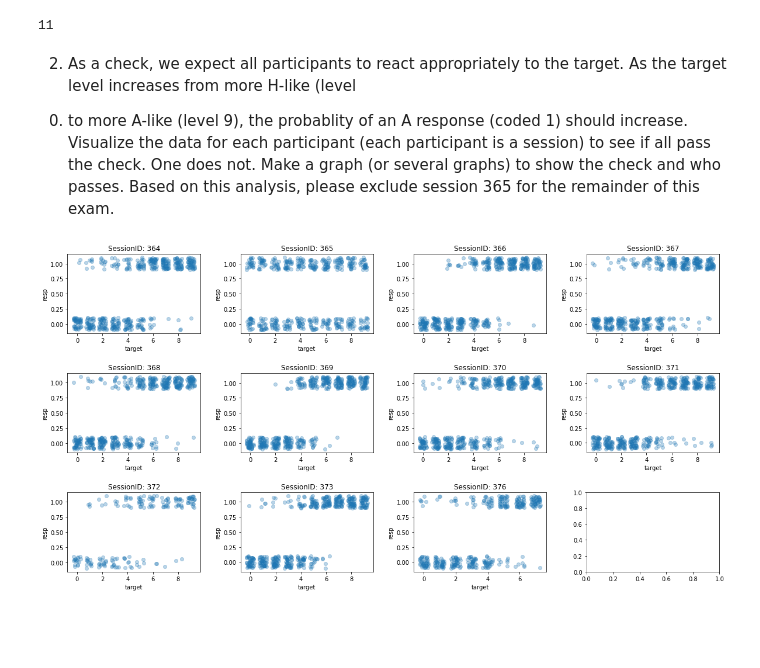
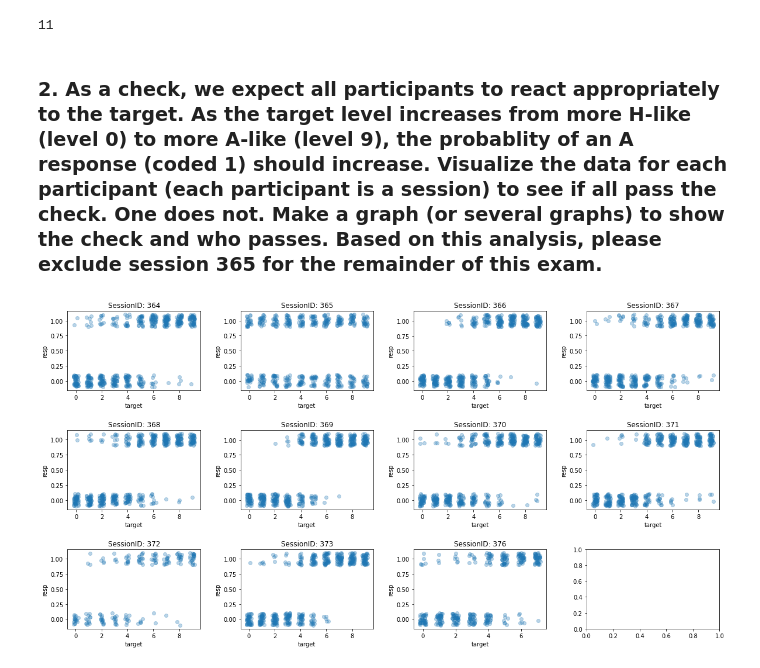
Before and after one commit to jungsunyoo/uci-psych203, a Jupyter notebook: PSYCH203B_A2.ipynb, the cells around one changed output. Saved outputs shown, nothing was run; the diff lists cells and outputs as text; code cells hidden in the pictures; blank space fills up the shorter version.

```diff
--- a/PSYCH203B_A2.ipynb
+++ b/PSYCH203B_A2.ipynb
@@ -37,7 +38,8 @@ array([360, 361, 362, 364, 365, 366, 367, 368, 369, 370, 371, 372, 373,
        376])
 # %%
 # List of session 364 and above
-sessionID = df['sessionID'].unique()[3:]
+df.drop(df.index[df['sessionID']<364],inplace=True)
+sessionID = df['sessionID'].unique()
 sessionID
 # %% [output]
 array([364, 365, 366, 367, 368, 369, 370, 371, 372, 373, 376])
@@ -49,38 +55,19 @@ len(sessionID)
 # %% [markdown]
-2. As a check, we expect all participants to react appropriately to
-the target. As the target level increases from more H-like (level
-0) to more A-like (level 9), the probablity of an A response
-(coded 1) should increase. Visualize the data for each
-participant (each participant is a session) to see if all pass the
-check. One does not. Make a graph (or several graphs) to
-show the check and who passes. Based on this analysis, please
-exclude session 365 for the remainder of this exam.
+### 2. As a check, we expect all participants to react appropriately to the target. As the target level increases from more H-like (level 0) to more A-like (level 9), the probablity of an A response (coded 1) should increase. Visualize the data for each participant (each participant is a session) to see if all pass the check. One does not. Make a graph (or several graphs) to show the check and who passes. Based on this analysis, please exclude session 365 for the remainder of this exam.
 # %%
-import seaborn as sns
-import matplotlib.pyplot as plt
 fig, axs = plt.subplots(3,4, figsize=(20,10), facecolor='w', edgecolor='k')
-# axs = axs.ravel()
-# for i,session in enumerate(sessionID):
 for i, ax in zip(range(len(sessionID)), axs.flat):
   curr = df.loc[df['sessionID'] == sessionID[i]]
-  # x = np.asarray(curr['target'])
-  # y = np.asarray(curr['resp'])
-  # X = x.reshape(-1,1)
-  # plt.figure()
-  # plt.title('SessionID: {}'.format(session))
-  # plt.xlabel('Target')
-  # plt.ylabel('Resp')
   sns.regplot(x='target',
               y='resp',
               data=curr,
               fit_reg=False, # do not fit a regression line
-              x_jitter=0.3, # could also dynamically set this with range of data
+              x_jitter=0.2, # could also dynamically set this with range of data
               y_jitter=0.1,
-              scatter_kws={'alpha':0.3},
+              scatter_kws={'alpha':0.3}, # set transparency
               ax=ax
-              ) # set transparency to 50%
+              )
   ax.set_title('SessionID: {}'.format(sessionID[i]))
 plt.subplots_adjust(wspace=0.3, hspace=0.5)
-# plt.show()
 # %% [output]
-[figure, old version]
+[figure, new version]
```
Also changed, not shown: parts of 21 cells of this notebook.
